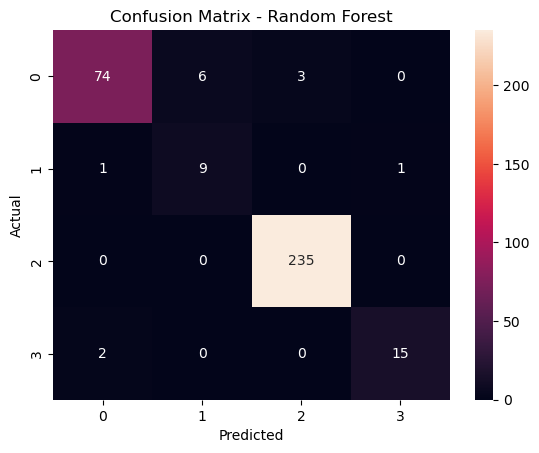
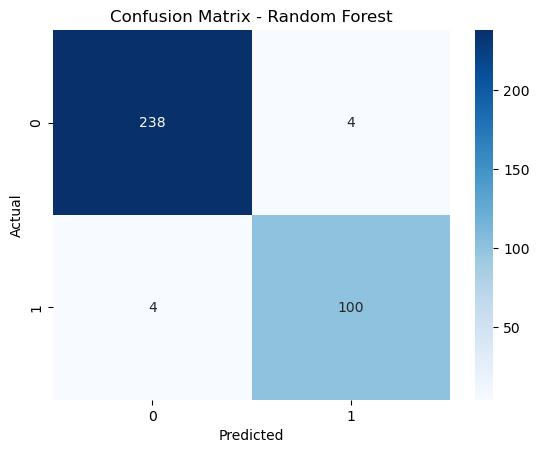
Unified diff of the notebook cell whose output changed from the first chart to the second:
--- before
+++ after
@@ -6,7 +6,10 @@
 best_model_predictions = best_model.predict(x_test)
 
-best_model_cm = confusion_matrix(y_test, best_model_predictions)
+y_test_binary = (y_test != "unacc").astype(int)
+best_model_binary = (best_model_predictions != "unacc").astype(int)
 
-sns.heatmap(best_model_cm, annot=True, fmt="d")
+best_model_cm = confusion_matrix(y_test_binary, best_model_binary)
+
+sns.heatmap(best_model_cm, annot=True, fmt="d", cmap="Blues")
 plt.xlabel("Predicted")
 plt.ylabel("Actual")

Commit: updated projects